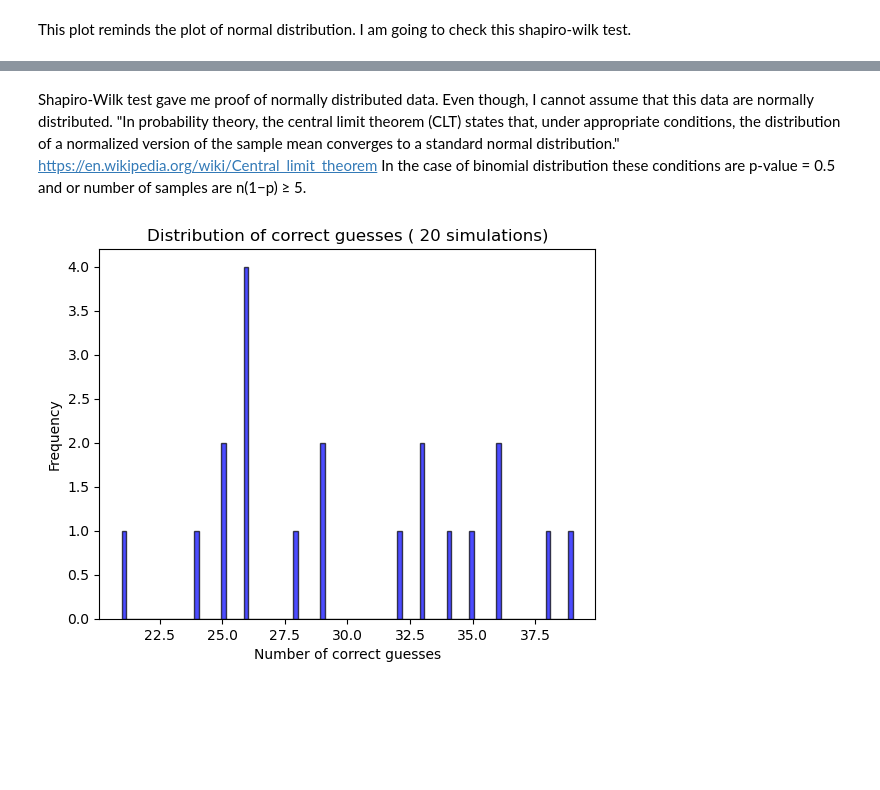
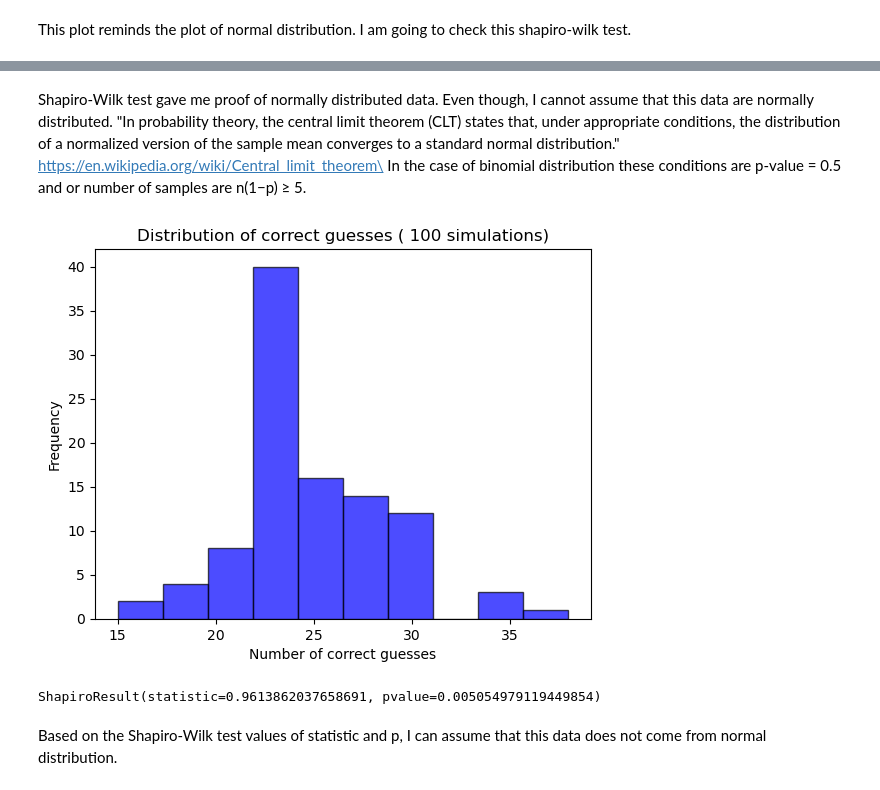
Before and after one commit to lmacakova/applied_statistics_r, a Jupyter notebook: problems.ipynb, the cells around one changed output, grey strips where cells are left out. Drawn from its saved outputs; the diff is of its cells as text; code cells hidden in the pictures; blank space fills up the shorter version.

```diff
--- a/problems.ipynb
+++ b/problems.ipynb
@@ -366,21 +390,27 @@ ShapiroResult(statistic=0.9983505606651306, pvalue=0.46105438470840454)
 # %% [markdown]
 Shapiro-Wilk test gave me proof of normally distributed data. Even though, I cannot assume that this data are normally distributed. "In probability theory, the central limit theorem (CLT) states that, under appropriate conditions, the distribution of a normalized version of the sample mean converges to a standard normal distribution."
-https://en.wikipedia.org/wiki/Central_limit_theorem
+https://en.wikipedia.org/wiki/Central_limit_theorem\
 In the case of binomial distribution these conditions are p-value = 0.5 and or number of samples are n(1−p) ≥ 5.
 # %%
+# Simulation of 100 people guessing 100 questions, each with 4 options, only 1 is correct
+questions4 = 100   # number of questions
+p4 = 0.25             # 1 from 4 answers is correct
+trials4 = 100 # simulate 100times
 
-n_questions4 = 120   # number of questions
-p4 = 0.25             # imagine that 3 from 4 answer are correct
-n_trials4 = 20 # simulate 1000 times
-
-# simulate guesses
-scores4 = np.random.binomial(n_questions4, p4, n_trials4)
-
-# plot histogram
-plt.hist(scores4, bins=100, edgecolor='black', alpha=0.7, color='blue')
-plt.xlabel('Number of correct guesses')
-plt.ylabel('Frequency')
-plt.title('Distribution of correct guesses ( 20 simulations)')
-plt.show()
+scores4 = np.random.binomial(questions4, p4, trials4)
-# %% [output]
-[figure, removed]
+# %%
+# plot histogram
+plt.hist(scores4, bins=10, edgecolor='black', alpha=0.7, color='blue')
+plt.xlabel('Number of correct guesses')
+plt.ylabel('Frequency')
+plt.title('Distribution of correct guesses ( 100 simulations)')
+plt.show()
+# %% [output]
+[figure, added]
+# %%
+normal_bool4=stats.shapiro(scores4)
+normal_bool4
+# %% [output]
+ShapiroResult(statistic=0.9613862037658691, pvalue=0.005054979119449854)
+# %% [markdown]
+Based on the Shapiro-Wilk test values of statistic and p, I can assume that this data does not come from normal distribution.
```
Also changed, not shown: parts of 6 cells of this notebook.
